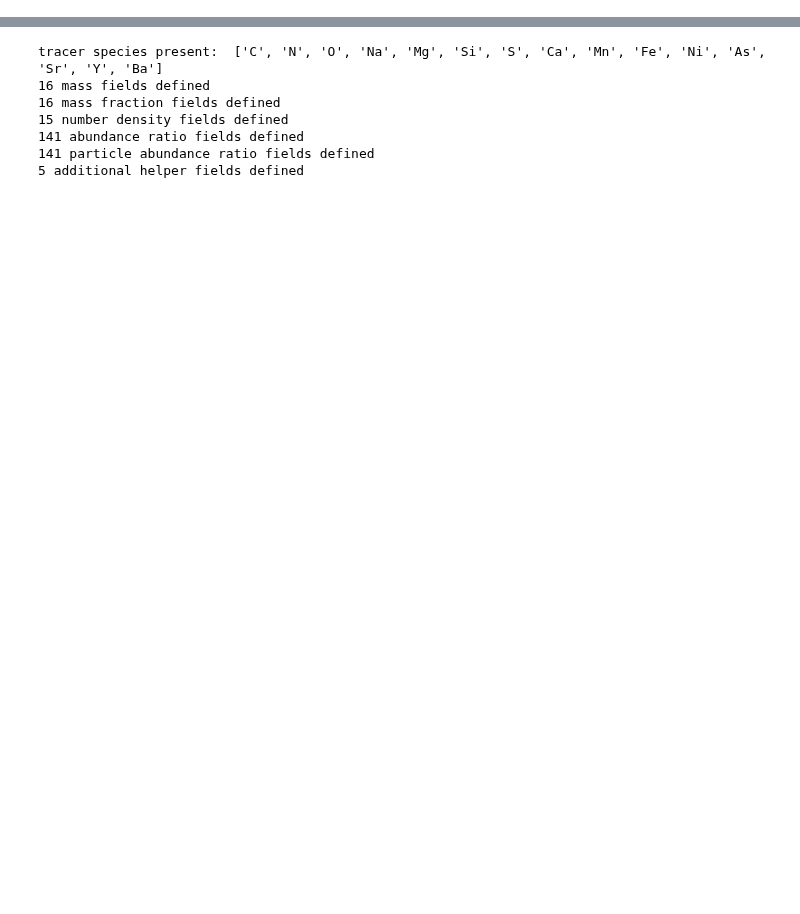
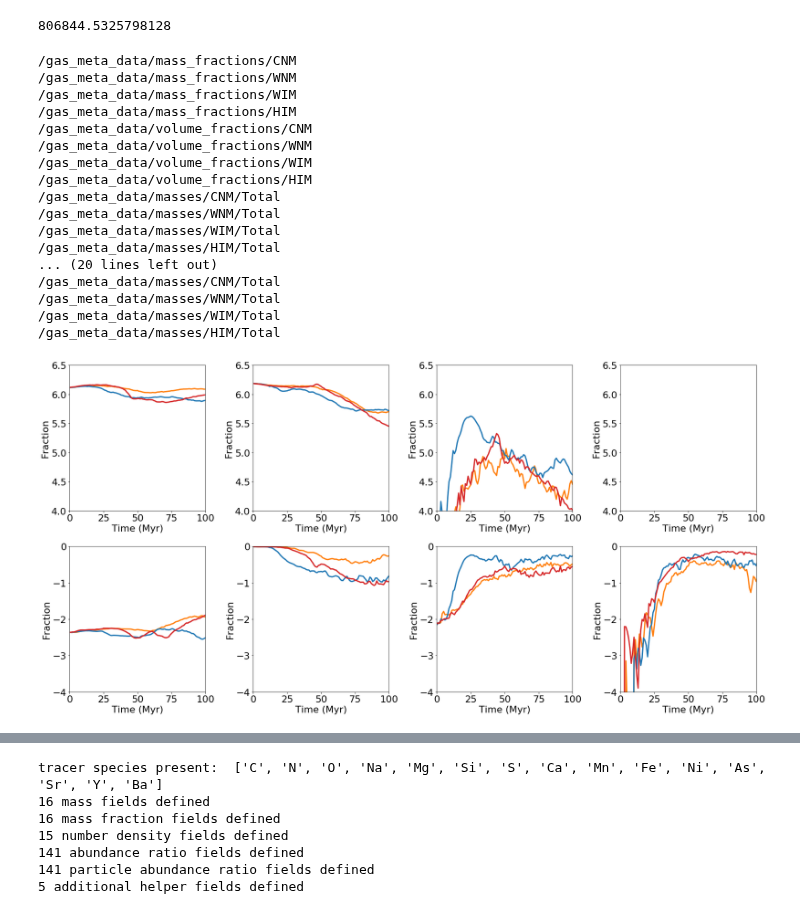
Before and after one commit to aemerick/galaxy_analysis, a Jupyter notebook: notebooks/radiation_comparison.ipynb, the cells around one changed output, grey strips where cells are left out. Saved outputs shown, nothing was run; the diff lists cells and outputs as text; code cells hidden in the pictures; blank space fills up the shorter version.

```diff
--- a/notebooks/radiation_comparison.ipynb
+++ b/notebooks/radiation_comparison.ipynb
@@ -70 +108,6 @@ IndentationError: unexpected indent (metal_retention_resolution.py, line 34)
+# %%
+data = dd.io.load('/home/aemerick/work/enzo_runs/sn_H2atten_H2_noion/DD0180_galaxy_data.h5')
+print data['gas_meta_data']['masses']['CNM']['Total']
+# %% [output]
+806844.5325798128
 # %%
@@ -144,6 +207,27 @@ def plot_phase_comparison(comparison, plot_log = True):
     if plot_log:
         log_str = '_logged'
     fig.savefig('./rad_comparison/phase_comparison' + log_str + '.png')
+# %%
+plot_phase_comparison(comparison, plot_log = True, mass_field = 'masses')
+# %% [output]
+/gas_meta_data/mass_fractions/CNM
+/gas_meta_data/mass_fractions/WNM
+/gas_meta_data/mass_fractions/WIM
+/gas_meta_data/mass_fractions/HIM
+/gas_meta_data/volume_fractions/CNM
+/gas_meta_data/volume_fractions/WNM
+/gas_meta_data/volume_fractions/WIM
+/gas_meta_data/volume_fractions/HIM
+/gas_meta_data/masses/CNM/Total
+/gas_meta_data/masses/WNM/Total
+/gas_meta_data/masses/WIM/Total
+/gas_meta_data/masses/HIM/Total
+... (20 lines left out)
+/gas_meta_data/masses/CNM/Total
+/gas_meta_data/masses/WNM/Total
+/gas_meta_data/masses/WIM/Total
+/gas_meta_data/masses/HIM/Total
+[figure, added]
 # %%
 plot_phase_comparison(comparison)
 # %% [output]
```
Also changed, not shown: parts of 17 cells of this notebook.
